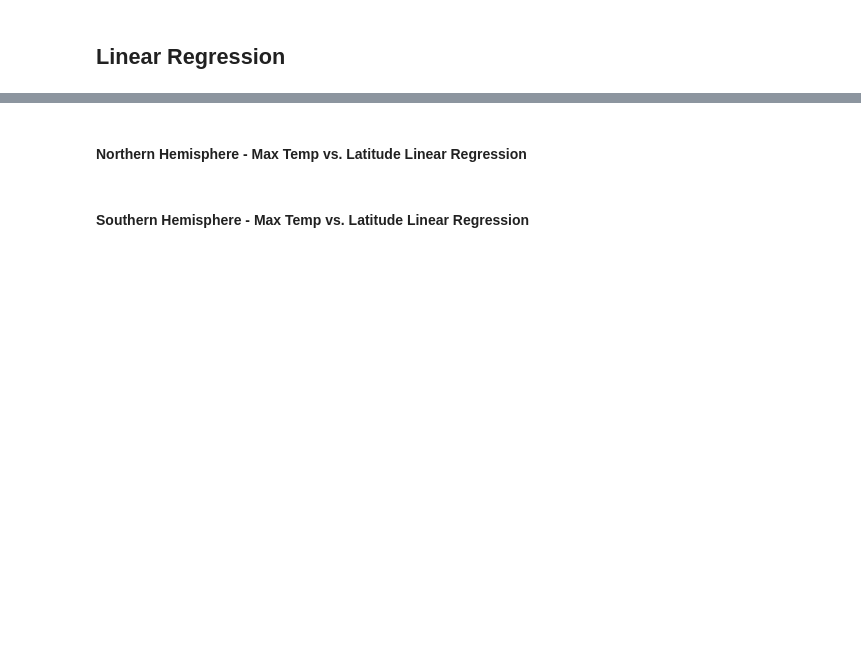
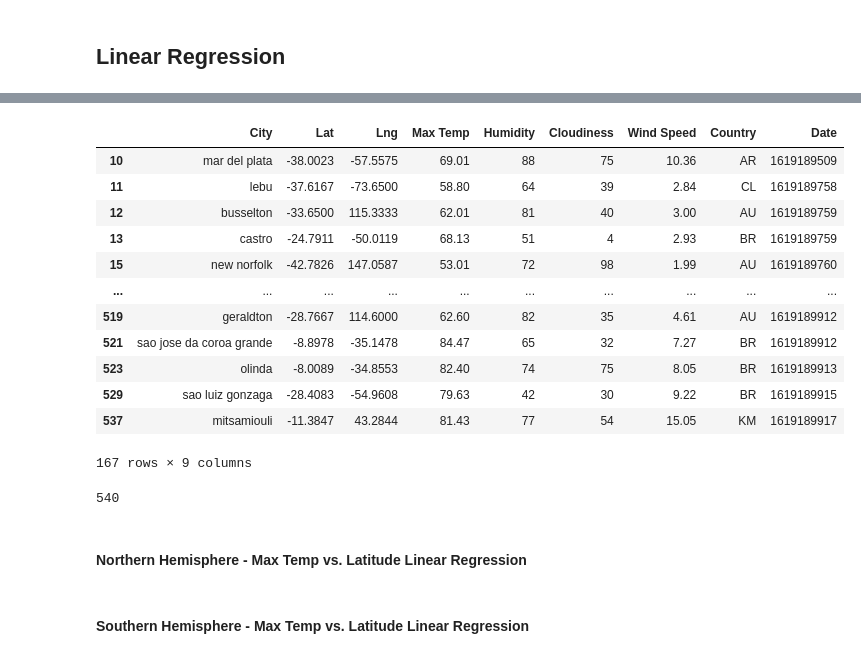
Before and after one commit to ic17rey/python-api-challenge, a Jupyter notebook: Weather_VacationPy/WeatherPy.ipynb, the cells around one changed output, grey strips where cells are left out. Cells and saved outputs as stored; diff of their text form; code cells hidden in the pictures; blank space fills up the shorter version.

```diff
--- a/Weather_VacationPy/WeatherPy.ipynb
+++ b/Weather_VacationPy/WeatherPy.ipynb
@@ -382,2 +413,28 @@ plt.show()
+# %%
+# Separate linear regressions will be calculated for southern hemisphere (latitudes < 0)
+southern_weather_df = weather_df.loc[weather_df['Lat'] < 0]
+southern_weather_df
+# %% [output]
+|  | City | Lat | Lng | Max Temp | Humidity | Cloudiness | Wind Speed | Country | Date |
+| 10 | mar del plata | -38.0023 | -57.5575 | 69.01 | 88 | 75 | 10.36 | AR | 1619189509 |
+| 11 | lebu | -37.6167 | -73.6500 | 58.80 | 64 | 39 | 2.84 | CL | 1619189758 |
+| 12 | busselton | -33.6500 | 115.3333 | 62.01 | 81 | 40 | 3.00 | AU | 1619189759 |
+| 13 | castro | -24.7911 | -50.0119 | 68.13 | 51 | 4 | 2.93 | BR | 1619189759 |
+| 15 | new norfolk | -42.7826 | 147.0587 | 53.01 | 72 | 98 | 1.99 | AU | 1619189760 |
+| ... | ... | ... | ... | ... | ... | ... | ... | ... | ... |
+| 519 | geraldton | -28.7667 | 114.6000 | 62.60 | 82 | 35 | 4.61 | AU | 1619189912 |
+| 521 | sao jose da coroa grande | -8.8978 | -35.1478 | 84.47 | 65 | 32 | 7.27 | BR | 1619189912 |
+| 523 | olinda | -8.0089 | -34.8553 | 82.40 | 74 | 75 | 8.05 | BR | 1619189913 |
+| 529 | sao luiz gonzaga | -28.4083 | -54.9608 | 79.63 | 42 | 30 | 9.22 | BR | 1619189915 |
+| 537 | mitsamiouli | -11.3847 | 43.2844 | 81.43 | 77 | 54 | 15.05 | KM | 1619189917 |
+167 rows × 9 columns
+# %%
+# Check cities count = 540, same as before
+s_count = southern_weather_df.count()['City']
+n_count = northern_weather_df.count()['City']
+total_count = s_count + n_count
+total_count
+# %% [output]
+540
 # %% [markdown]
 ####  Northern Hemisphere - Max Temp vs. Latitude Linear Regression
```
Also changed, not shown: parts of 11 cells of this notebook.
